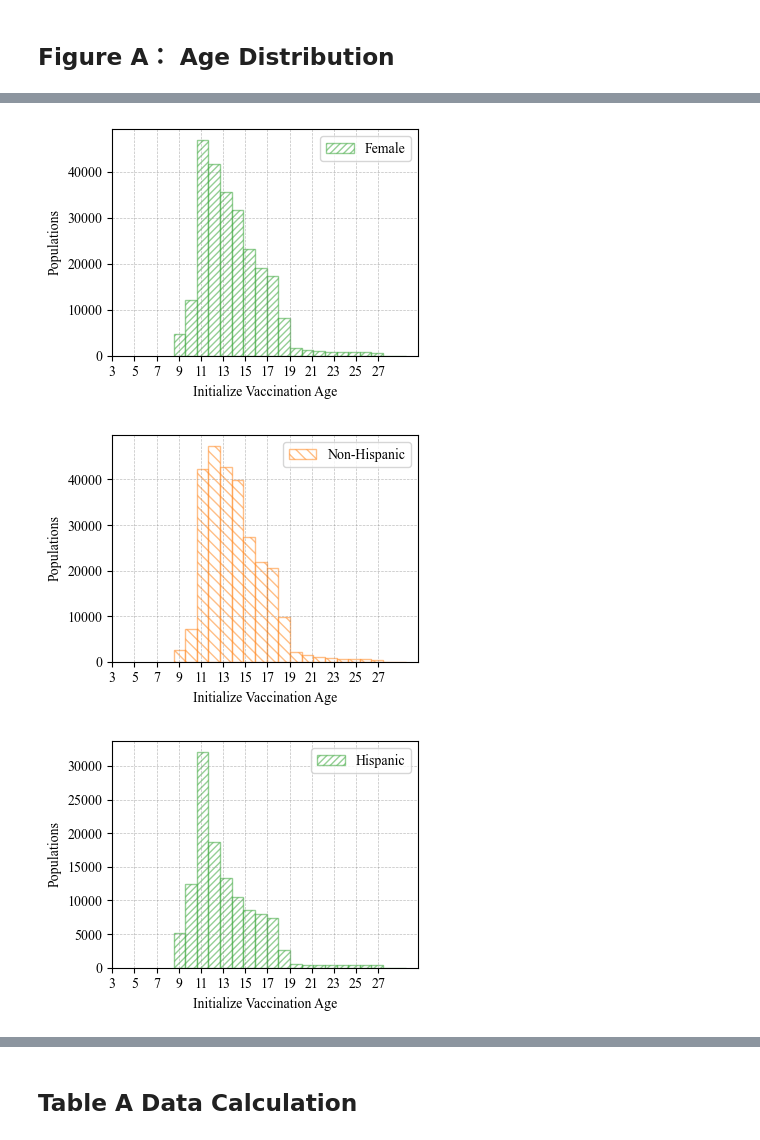
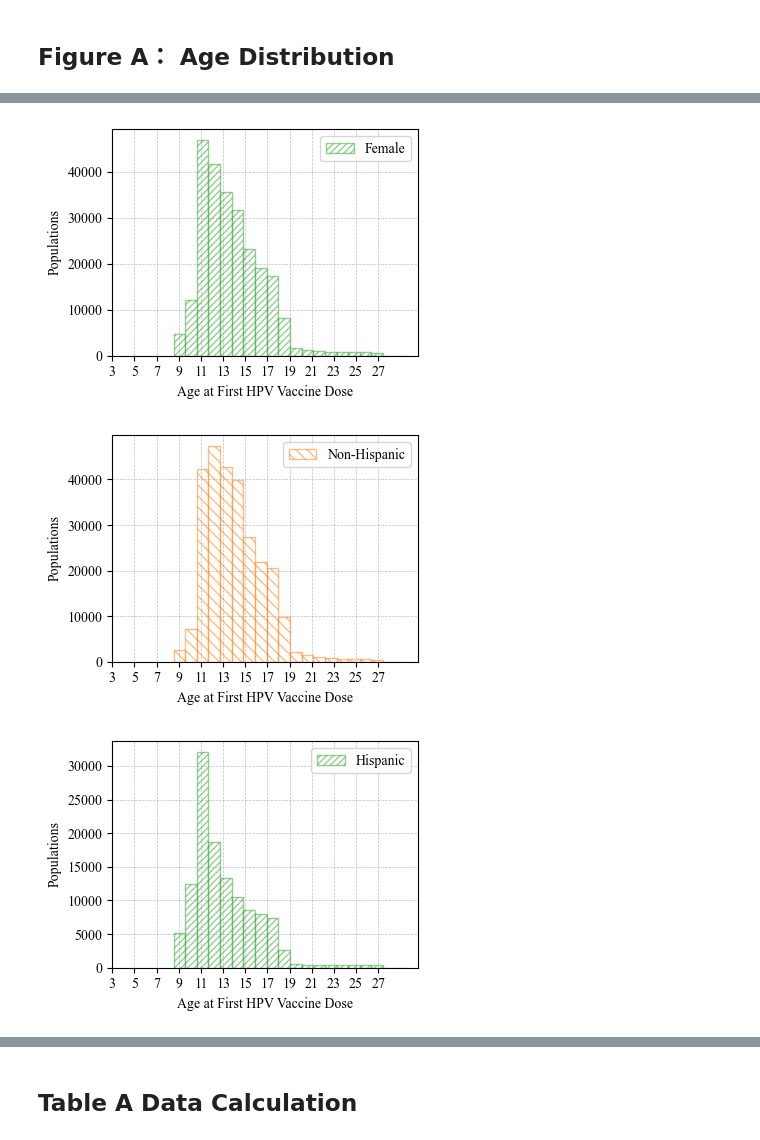
Before and after one commit to ZihanDing/EHR_project, a Jupyter notebook: HpvVaccine/Consistent_Draft.ipynb, the cells around one changed output, grey strips where cells are left out. Cells and saved outputs as stored; diff of their text form; code cells hidden in the pictures.

```diff
--- a/HpvVaccine/Consistent_Draft.ipynb
+++ b/HpvVaccine/Consistent_Draft.ipynb
@@ -889,34 +846,34 @@ plt.show()
 # %%
 # demographic: age and gender
 
 hpv_patients_male = hpv_patients[hpv_patients['GENDER']=='M']
 hpv_patients_female = hpv_patients[hpv_patients['GENDER']=='F']
 
 # Sample data
 x_pos = np.arange(3,29,2)
 x = np.arange(0,30)
 data = np.array(hpv_patients_male['PatientAge'])
 data1 = np.array(hpv_patients_female['PatientAge'])
 
 # Plot histogram
 plt.figure(figsize=(4, 3))
 # plt.hist(data, bins=10,alpha = 0.5,label='Male',edgecolor='C1',color='w',hatch='\\\\\\')
 plt.hist(data1, bins=20,alpha = 0.5,align = 'right',label='Female',edgecolor='C2',color='w',hatch='/////')
 
 # Add labels and title
-plt.xlabel('Initialize Vaccination Age')
+plt.xlabel('Age at First HPV Vaccine Dose')
 plt.ylabel('Populations')
 plt.xticks(x_pos, x_pos)
 plt.legend()
 # plt.title('Age distribution of all HPV patients')
 plt.grid(True,linestyle='--', color='gray', linewidth=0.5, alpha=0.5)
 plt.tight_layout()
 # plt.savefig('/Users/zihanding/Desktop/research/HpvVaccine/AJPM/Figures/Barplot/HPV_Dose_patients_age_gender_dist_f.jpg')
 # Show plot
 plt.savefig('../Manuscript Materials/AJPM/Figures/FigureA/Female.jpg')
 plt.show()
 # %% [output]
-[figure, old version]
+[figure, new version]
 # %%
 # demographic: Race and ethntics
 
@@ -935,7 +892,7 @@ plt.hist(data, bins=20,alpha = 0.5,align='right',label='Non-Hispanic',edgecolor=
 # plt.hist(data1, bins=10,alpha = 0.5,label='Hispanic',edgecolor='C2',color='w',hatch='/////')
 
 # Add labels and title
-plt.xlabel('Initialize Vaccination Age')
+plt.xlabel('Age at First HPV Vaccine Dose')
 plt.ylabel('Populations')
 plt.xticks(x_pos, x_pos)
 plt.legend()
@@ -947,7 +904,7 @@ plt.tight_layout()
 plt.savefig('../Manuscript Materials/AJPM/Figures/FigureA/Non-His.jpg')
 plt.show()
 # %% [output]
-[figure, old version]
+[figure, new version]
 # %%
 
 
@@ -968,7 +925,7 @@ plt.figure(figsize=(4, 3))
 plt.hist(data1, bins=20,alpha = 0.5,align='right',label='Hispanic',edgecolor='C2',color='w',hatch='/////')
 
 # Add labels and title
-plt.xlabel('Initialize Vaccination Age')
+plt.xlabel('Age at First HPV Vaccine Dose')
 plt.ylabel('Populations')
 plt.xticks(x_pos, x_pos)
 plt.legend()
@@ -980,7 +937,7 @@ plt.tight_layout()
 plt.savefig('../Manuscript Materials/AJPM/Figures/FigureA/Hispanic.jpg')
 plt.show()
 # %% [output]
-[figure, old version]
+[figure, new version]
 # %%
 # demographic: age and gender
 
```
Also changed, not shown: parts of 15 cells of this notebook, 30 other files.
